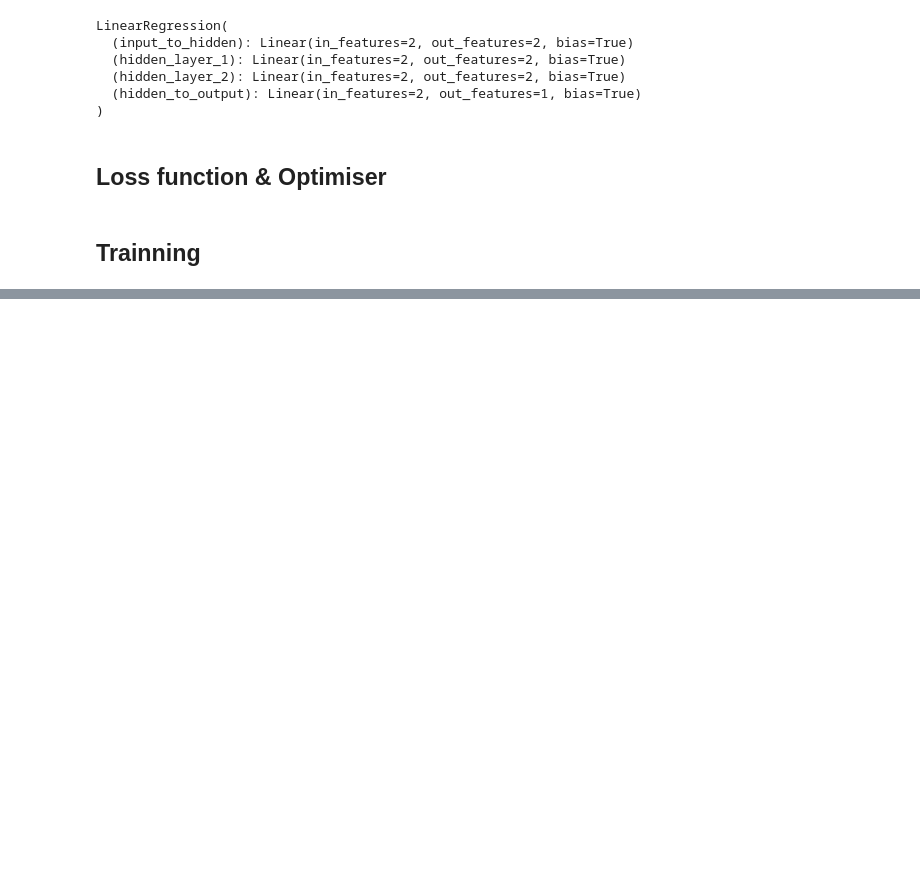
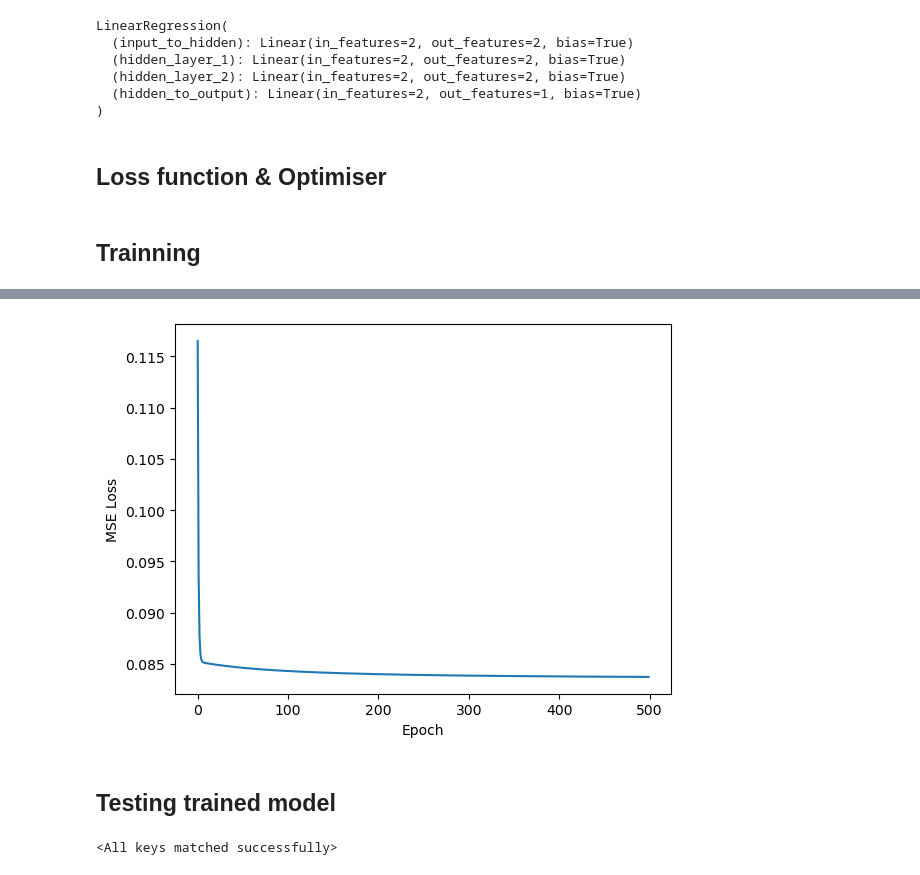
Before and after one commit to violetzheng/dl-est-param, a Jupyter notebook: est_normal_distribution.ipynb, the cells around one changed output, grey strips where cells are left out. Saved outputs shown, nothing was run; the diff lists cells and outputs as text; code cells hidden in the pictures; blank space fills up the shorter version.

Commit message:
trainning & test normal distribution prediction done

```diff
--- a/est_normal_distribution.ipynb
+++ b/est_normal_distribution.ipynb
@@ -55,7 +43,7 @@ for i in range(0,len(sampled_data)):
     summary.append(matching_parameters[i][2])
 
     #predict mean first, remove irrelevant parameters
-    matching_parameters[i].pop(1)
+    matching_parameters[i].pop(0)
     matching_parameters[i].pop(1)
     summary_stats.append(summary)
 # %% [markdown]
@@ -68,0 +68,2 @@ y_test = y_test
+# %%
+x_train, x_test, y_train, y_test = train_test_split(x_scaled, y_scaled, test_size=0.33, random_state=42)
@@ -131,25 +137,3 @@ loss_func = nn.MSELoss()
 optimizer = torch.optim.SGD(model.parameters(), lr=0.1)
 # %% [markdown]
 ## Trainning
-# %%
-epochs = 100
-for epoch in range(epochs):
-    running_loss = 0.0
-    for i, (inputs, labels) in enumerate(train_loader):
-        #inputs, labels = data
-        # forward propagation
-        outputs = model(inputs)
-        loss = loss_func(outputs, labels)
-        # set optimizer to zero grad
-        # to remove previous epoch gradients
-        optimizer.zero_grad()
-        # backward propagation
-        loss.backward()
-        # optimize
-        optimizer.step()
-        running_loss += loss.item()
-      # display statistics
-    if not ((epoch + 1) % (epochs // 10)):
-        print(f'Epochs:{epoch + 1:5d} | ' \
-              f'Batches per epoch: {i + 1:3d} | ' \
-              f'Loss: {running_loss / (i + 1):.10f}')
@@ -157,0 +140,14 @@ RuntimeError: torch_shm_manager at "/Users/User/anaconda3/lib/python3.11/site-pa
+# %%
+e = []
+l = []
+for epoch in range(0,500):
+    predict_y = model(X_train)
+    loss = loss_func(predict_y, Y_train)
+
+    optimizer.zero_grad()
+    loss.backward()
+
+    optimizer.step()
+    print('epoch {}, loss function {}'.format(epoch, loss.item()))
+    e.append(epoch)
+    l.append(loss.item())
@@ -157,0 +172,7 @@ RuntimeError: torch_shm_manager at "/Users/User/anaconda3/lib/python3.11/site-pa
+# %%
+plt.plot(np.array(e), np.array(l))
+plt.xlabel("Epoch")
+plt.ylabel("MSE Loss")
+plt.show()
+# %% [output]
+[figure, added]
@@ -157,0 +182,7 @@ RuntimeError: torch_shm_manager at "/Users/User/anaconda3/lib/python3.11/site-pa
+# %% [markdown]
+## Testing trained model
+# %%
+model = LinearRegression(input_dim, hidden_dim, 1)
+model.load_state_dict(torch.load(PATH))
+# %% [output]
+<All keys matched successfully>
```
Also changed, not shown: parts of 14 cells of this notebook, 1 other file.
